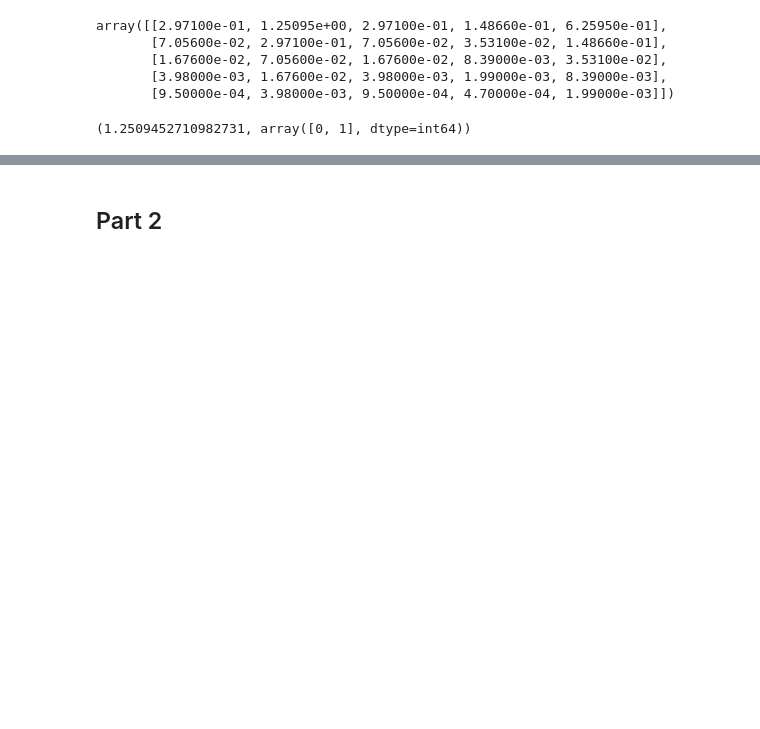
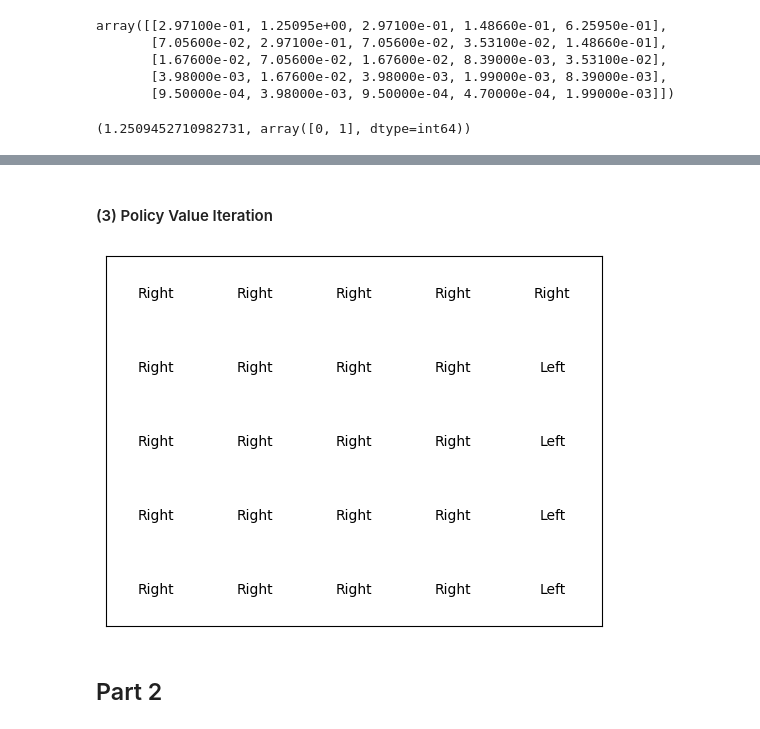
Before and after one commit to Mausoleoo/Learning-Policies-Reinforcement-Learning, a Jupyter notebook: Learning_Policies.ipynb, the cells around one changed output, grey strips where cells are left out. Drawn from its saved outputs; the diff is of its cells as text; code cells hidden in the pictures; blank space fills up the shorter version.

```diff
--- a/Learning_Policies.ipynb
+++ b/Learning_Policies.ipynb
@@ -166,3 +233,10 @@ np.max(Value_Iteration), np.argwhere(Value_Iteration == np.max(Value_Iteration))
+# %% [markdown]
+#### (3) Policy Value Iteration
+# %%
+Policy_Iteration = Get_Policy(Value_Iteration)
+Plot_Policy(Policy_Iteration)
+# %% [output]
+[figure, added]
 # %% [markdown]
 ## Part 2
 # %% [markdown]
```
Also changed, not shown: parts of 38 cells of this notebook.
